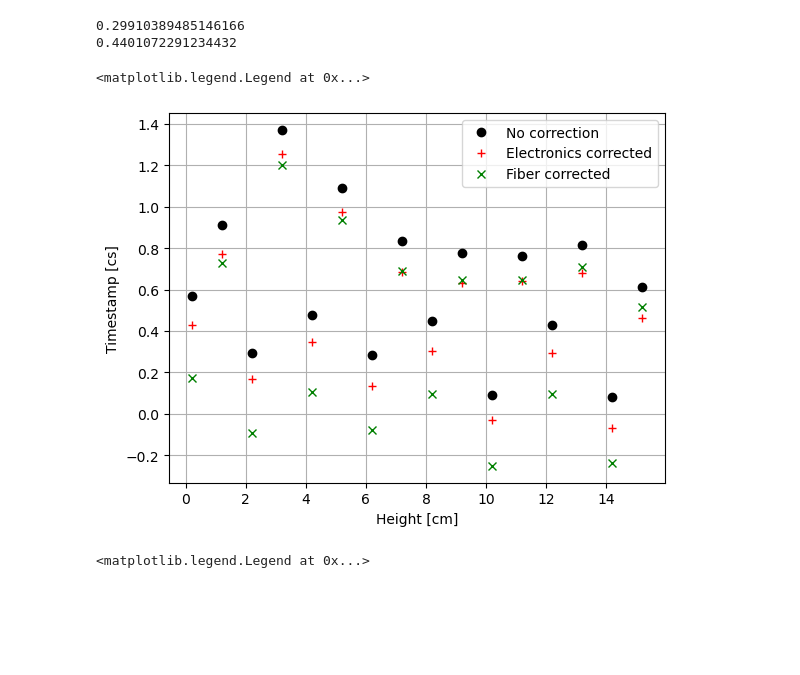
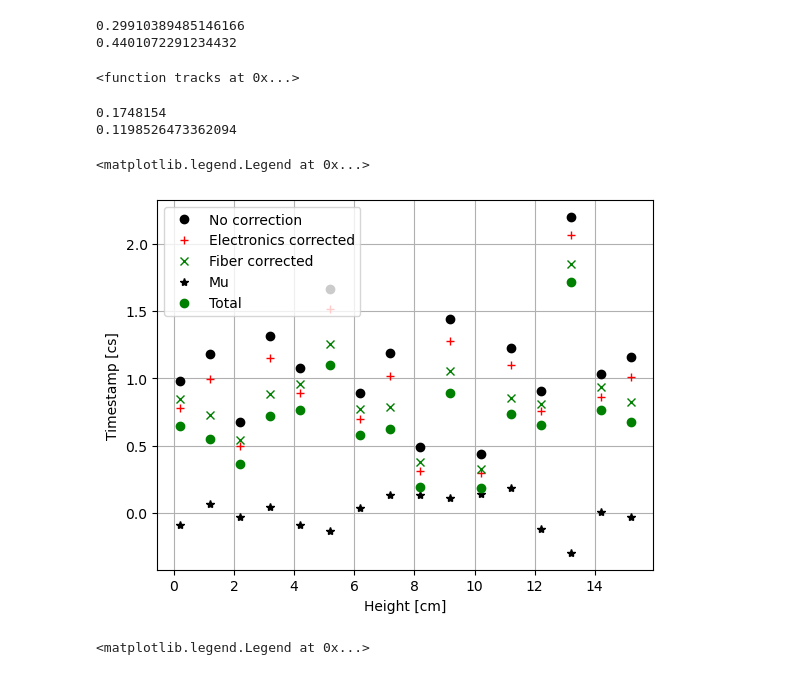
Before and after one commit to kauniska/ecal_reco, a Jupyter notebook: time_alignement/time_distribution.ipynb, the cells around one changed output. Drawn from its saved outputs; the diff is of its cells as text; code cells hidden in the pictures; blank space fills up the shorter version.

```diff
--- a/time_alignement/time_distribution.ipynb
+++ b/time_alignement/time_distribution.ipynb
@@ -44,7 +44,7 @@ good_candidates = np.loadtxt(data_storage+"events_indices_"+run+".txt") #load th
 #Now we will extract the hits of each events and create tracks for each of them
 
 %matplotlib inline
-tracks = []
+ttracks = []
 uncorrected_tracks = []
 fiber_corrected_tracks = []
 for i in range(len(good_candidates)) :
@@ -56,7 +56,7 @@ for i in range(len(good_candidates)) :
     tempTrack = Track3D(hits) #creation of a track with the hits of the event i
     uncorrected_tracks.append(copy.deepcopy(tempTrack))
     fiber_corrected_tracks.append(copy.deepcopy(time_correction_fiber(tempTrack)))
-    tracks.append(time_correction_electronics(tempTrack)) # add the track i to the tracks array witg geomertical time correction
+    ttracks.append(time_correction_electronics(tempTrack)) # add the track i to the tracks array witg geomertical time correction
     # print(track)
 # %% [output]
 C:\Users\Pascal\Desktop\TP4a\data\run_000011\data_0000.root
@@ -80,15 +67,12 @@ with open('uncorrected_tracks_run11.pkl','wb') as file :
 with open('fiber_corrected_tracks_run11.pkl','wb') as file :
     pickle.dump(fiber_corrected_tracks, file)
 with open('tracks_run11.pkl','wb') as file :
-    pickle.dump(tracks, file)
+    pickle.dump(ttracks, file)
 with open('muXF.pkl','wb') as file :
     pickle.dump(muXF, file)
 with open('muYF.pkl','wb') as file :
     pickle.dump(muYF, file)
 # %%
-with open('tracks_run11.pkl', 'rb') as file:  # Open the file in read-binary mode ('rb')
-    tracks = pickle.load(file)
-
 countX = np.nan_to_num(np.ndarray(shape=(24,8), dtype=int), nan=0, posinf=0, neginf=0)*0
 muX = np.nan_to_num(np.ndarray(shape=(24,8), dtype=float), nan=0, posinf=0, neginf=0)*0
 muXF = np.nan_to_num(np.ndarray(shape=(24,8), dtype=float), nan=0, posinf=0, neginf=0)*0
@@ -99,7 +83,7 @@ muY = np.nan_to_num(np.ndarray(shape=(24,8), dtype=float), nan=0, posinf=0, negi
 muYF = np.nan_to_num(np.ndarray(shape=(24,8), dtype=float), nan=0, posinf=0, neginf=0)*0
 sigmaY = np.nan_to_num(np.ndarray(shape=(24,8), dtype=float), nan=0, posinf=0, neginf=0)*0
 
-iterations = 20
+iterations = 5
 ConvergTrackingX = []
 ConvergTrackingY = []
 
@@ -107,7 +91,7 @@ for it in range(iterations):
     for i in range(24):
         for j in range(8):
             time = []
-            for t in tracks:
+            for t in ttracks:
                 for hx in t.x.hits:
                     if hx.coord[0]-1 == i and hx.coord[1]-1 == j: # if its the ith jth bar in x
                         countX[i][j] += 1
@@ -117,7 +101,7 @@ for it in range(iterations):
                                 time.append(hxp.timestamp-tbar-muXF[i][j]-muXF[hxp.coord[0]-1][hxp.coord[1]-1])
             muX[i][j], sigmaX[i][j] = norm.fit(time)
             time = []
-            for t in tracks:
+            for t in ttracks:
                 for hy in t.y.hits:
                     if hy.coord[0]-1 == i and hy.coord[1]-1 == j: # if its the ith jth bar in x
                         countY[i][j] += 1
@@ -303,47 +292,71 @@ print(np.max(np.max(np.abs(muYF))))
 # %%
 with open('tracks_run11.pkl', 'rb') as file:  # Open the file in read-binary mode ('rb')
     ttracks = pickle.load(file)
+print(ttracks)
+# %% [output]
+<function tracks at 0x...>
 # %%
 from track import Track
 from time_correction import*
 
 selected = random.randint(0,len(ttracks))
+for i in range(len(ttracks)):
+    if(ttracks[i].x.t>1.2 or ttracks[i].y.t>1.2):
+        selected = i
 
 T = uncorrected_tracks[selected]
 T_fiber_corrected = fiber_corrected_tracks[selected]
 T_electronic_corrected = ttracks[selected]
-T.show()
+
 
 T_fiber_corrected = copy.deepcopy(T)
 T_electronic_corrected = copy.deepcopy(T)
 time_correction_fiber(T_fiber_corrected)
 time_correction_electronics(T_electronic_corrected)
 
 # recover the corrected stamps
 heights = []
 s_nocorr = []
 s_ecorr = []
 s_fibcorr = []
+mu = []
+total = []
 
 for h in T.x.hits + T.y.hits:
     heights.append(h.get_pos()[1])
     s_nocorr.append(h.timestamp)
+    if(h.is_sidex):
+        mu.append(muXF[h.coord[0]-1][h.coord[1]-1])
+    else:
+        mu.append(muYF[h.coord[0]-1][h.coord[1]-1])
 for h in T_fiber_corrected.x.hits + T_fiber_corrected.y.hits:
     s_fibcorr.append(h.timestamp)
 for h in T_electronic_corrected.x.hits + T_electronic_corrected.y.hits:
     s_ecorr.append(h.timestamp)
-
+time_correction_fiber(T_electronic_corrected)
+for h in T_electronic_corrected.x.hits + T_electronic_corrected.y.hits:
+    if(h.is_sidex):
+        total.append(h.timestamp)#-muXF[h.coord[0]-1][h.coord[1]-1])
+    else:
+        total.append(h.timestamp)#-muYF[h.coord[0]-1][h.coord[1]-1])
+print(np.var(s_nocorr))
+print(np.var(total))
+T.show()
 plt.figure()
 plt.plot(heights,s_nocorr,'ko')
 plt.plot(heights,s_ecorr, 'r+')
 plt.plot(heights,s_fibcorr,'gx')
+plt.plot(heights,mu,'*k')
+plt.plot(heights,total, "go")
 plt.grid()
 plt.xlabel("Height [cm]")
 plt.ylabel("Timestamp [cs]")
-plt.legend(["No correction","Electronics corrected","Fiber corrected"])
+plt.legend(["No correction","Electronics corrected","Fiber corrected","Mu","Total"])
 # %% [output]
-<matplotlib.legend.Legend at 0x...>
+0.1748154
+0.1198526473362094
+<matplotlib.legend.Legend at 0x...>
-[figure, old version]
+[figure, new version]
 # %%
 def time_correction_fiber(*args):
     Speed_In_Fiber = 15 # cm/ns
```
Also changed, not shown: parts of 5 cells of this notebook, 5 other files.
